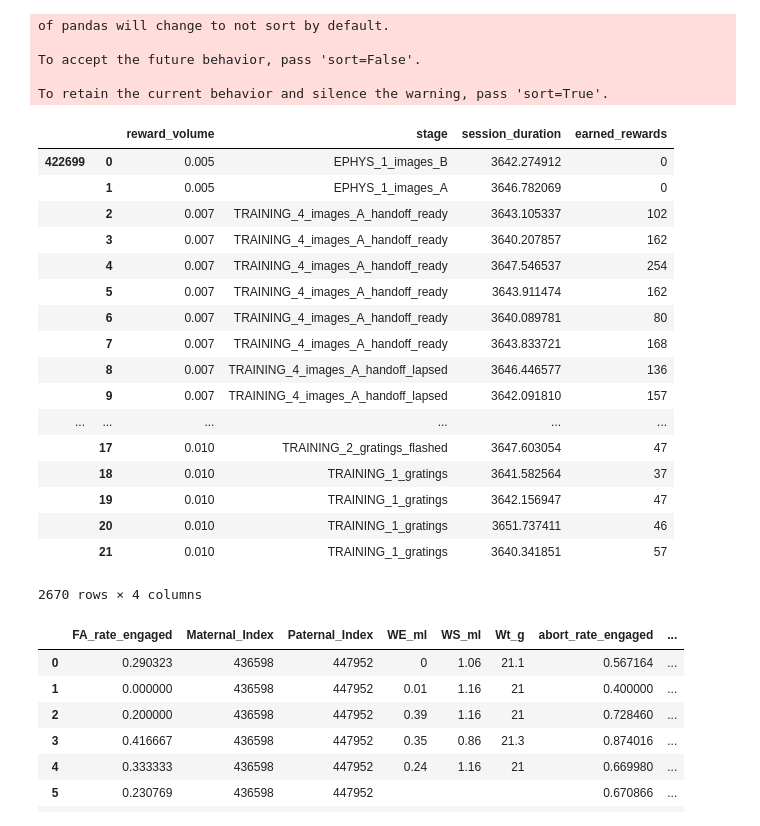
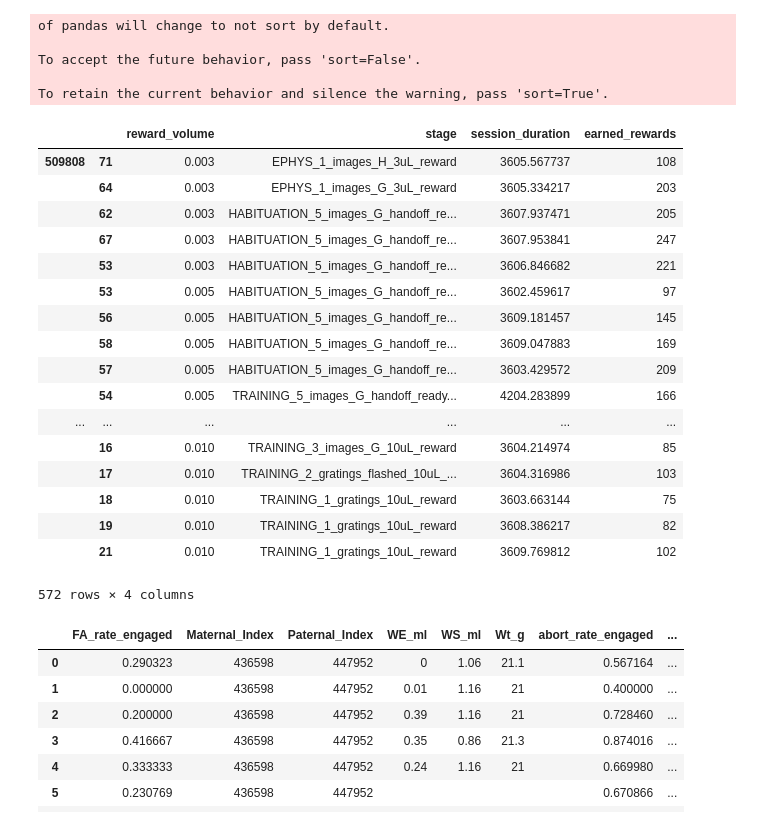
Before and after one commit to taminar/mouseBehaviorData, a Jupyter notebook: runBatchofMice.ipynb, the cells around one changed output. Drawn from its saved outputs; the diff is of its cells as text; code cells hidden in the pictures.

```diff
--- a/runBatchofMice.ipynb
+++ b/runBatchofMice.ipynb
@@ -30,3 +30,9 @@ def checkforpickle(directory, mouseID):
         if pkl[:6]==mouseID:
             pklpath = os.path.join(directory, pkl)
     return pklpath
+# %%
+#Directory where the mouse object pkls are stored
+pkldir = r"\\allen\programs\braintv\workgroups\nc-ophys\corbettb\NP_behavior_pipeline\behavior_sessions\production"
+pkl_files = [p for p in os.listdir(pkldir) if '.pkl' in p]
+mouseInfo = [p.split('_')[0] for p in pkl_files]
+print(mouseInfo)
@@ -33,7 +41,4 @@ def checkforpickle(directory, mouseID):
 # %%
-#Directory where the mouse object pkls are stored
-pkldir = r"\\allen\programs\braintv\workgroups\nc-ophys\corbettb\NP_behavior_pipeline\behavior_sessions\all np rigs"
-
 #Directory where the dataframes summarizing behavior are stored (if saved separately)
 dataframe_save_dir = r"\\allen\programs\braintv\workgroups\nc-ophys\corbettb\NP_behavior_pipeline\behavior_sessions\all np rigs\dataframes"
 
@@ -52,9 +57,10 @@ for mouse in mouseInfo:
             print('reading from pkl')
             m = mbd()
             m.loadFromPickle(pklpath)
-            m.add_weight_and_water_history()
-            m.calculate_behavior_metrics()
-            m.add_metadata_to_dataframe()
+            m.buildBehaviorDataframe(update=True)
+#             m.add_weight_and_water_history()
+#             m.calculate_behavior_metrics()
+#             m.add_metadata_to_dataframe()
 
         #otherwise make a new one
         else:
@@ -63,8 +69,8 @@ for mouse in mouseInfo:
             m.buildBehaviorDataframe(all_sessions=True)
 
         m.saveDirectory = pkldir
-        m.saveToPickle()
-        m.save_dataframe_separately(dataframe_save_dir)
+        #m.saveToPickle()
+        #m.save_dataframe_separately(dataframe_save_dir)
         dflist.append(m.beh_df)
         mouseids.append(mouse)
     except Exception as e:
@@ -127,31 +130,31 @@ To retain the current behavior and silence the warning, pass 'sort=True'.
 # %%
 # get mice that have transitioned to lower reward volumes
 popdf['session_duration'] = popdf.apply(lambda row: row['trials']['session_duration'][0], axis=1)
-lowVol = (popdf['reward_volume'] == 0.005) & (popdf['session_datetime_utc']>'2019')
+lowVol = (popdf['reward_volume'] == 0.003) & (popdf['session_datetime_utc']>'2019')
 lowVol_mice = popdf.loc[lowVol].index.get_level_values(0).unique()
 lvdf = popdf.loc[lowVol_mice]
 lvdf = lvdf.loc[lvdf['session_duration']>2000]
 
 lvdf[['reward_volume', 'stage', 'session_duration', 'earned_rewards']]
 # %% [output]
 |  |  | reward_volume | stage | session_duration | earned_rewards |
-| 422699 | 0 | 0.005 | EPHYS_1_images_B | 3642.274912 | 0 |
-|  | 1 | 0.005 | EPHYS_1_images_A | 3646.782069 | 0 |
-|  | 2 | 0.007 | TRAINING_4_images_A_handoff_ready | 3643.105337 | 102 |
-|  | 3 | 0.007 | TRAINING_4_images_A_handoff_ready | 3640.207857 | 162 |
-|  | 4 | 0.007 | TRAINING_4_images_A_handoff_ready | 3647.546537 | 254 |
-|  | 5 | 0.007 | TRAINING_4_images_A_handoff_ready | 3643.911474 | 162 |
-|  | 6 | 0.007 | TRAINING_4_images_A_handoff_ready | 3640.089781 | 80 |
-|  | 7 | 0.007 | TRAINING_4_images_A_handoff_ready | 3643.833721 | 168 |
-|  | 8 | 0.007 | TRAINING_4_images_A_handoff_lapsed | 3646.446577 | 136 |
-|  | 9 | 0.007 | TRAINING_4_images_A_handoff_lapsed | 3642.091810 | 157 |
+| 509808 | 71 | 0.003 | EPHYS_1_images_H_3uL_reward | 3605.567737 | 108 |
+|  | 64 | 0.003 | EPHYS_1_images_G_3uL_reward | 3605.334217 | 203 |
+|  | 62 | 0.003 | HABITUATION_5_images_G_handoff_re... | 3607.937471 | 205 |
+|  | 67 | 0.003 | HABITUATION_5_images_G_handoff_re... | 3607.953841 | 247 |
+|  | 53 | 0.003 | HABITUATION_5_images_G_handoff_re... | 3606.846682 | 221 |
+|  | 53 | 0.005 | HABITUATION_5_images_G_handoff_re... | 3602.459617 | 97 |
+|  | 56 | 0.005 | HABITUATION_5_images_G_handoff_re... | 3609.181457 | 145 |
+|  | 58 | 0.005 | HABITUATION_5_images_G_handoff_re... | 3609.047883 | 169 |
+|  | 57 | 0.005 | HABITUATION_5_images_G_handoff_re... | 3603.429572 | 209 |
+|  | 54 | 0.005 | TRAINING_5_images_G_handoff_ready... | 4204.283899 | 166 |
 | ... | ... | ... | ... | ... | ... |
-|  | 17 | 0.010 | TRAINING_2_gratings_flashed | 3647.603054 | 47 |
-|  | 18 | 0.010 | TRAINING_1_gratings | 3641.582564 | 37 |
-|  | 19 | 0.010 | TRAINING_1_gratings | 3642.156947 | 47 |
-|  | 20 | 0.010 | TRAINING_1_gratings | 3651.737411 | 46 |
-|  | 21 | 0.010 | TRAINING_1_gratings | 3640.341851 | 57 |
+|  | 16 | 0.010 | TRAINING_3_images_G_10uL_reward | 3604.214974 | 85 |
+|  | 17 | 0.010 | TRAINING_2_gratings_flashed_10uL_... | 3604.316986 | 103 |
+|  | 18 | 0.010 | TRAINING_1_gratings_10uL_reward | 3603.663144 | 75 |
+|  | 19 | 0.010 | TRAINING_1_gratings_10uL_reward | 3608.386217 | 82 |
+|  | 21 | 0.010 | TRAINING_1_gratings_10uL_reward | 3609.769812 | 102 |
-2670 rows × 4 columns
+572 rows × 4 columns
 # %%
 m = lvdf.loc['472392']
 # m.loc[m['reward_volume']==0.005][['stage', 'reward_volume']]
```
Also changed, not shown: parts of 12 cells of this notebook, 3 other files.
